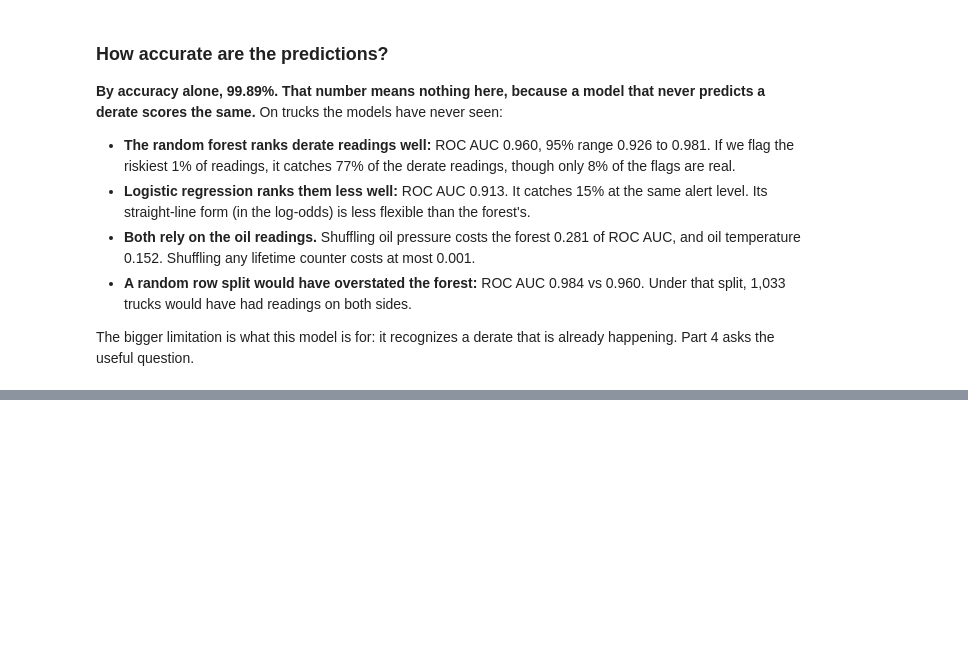
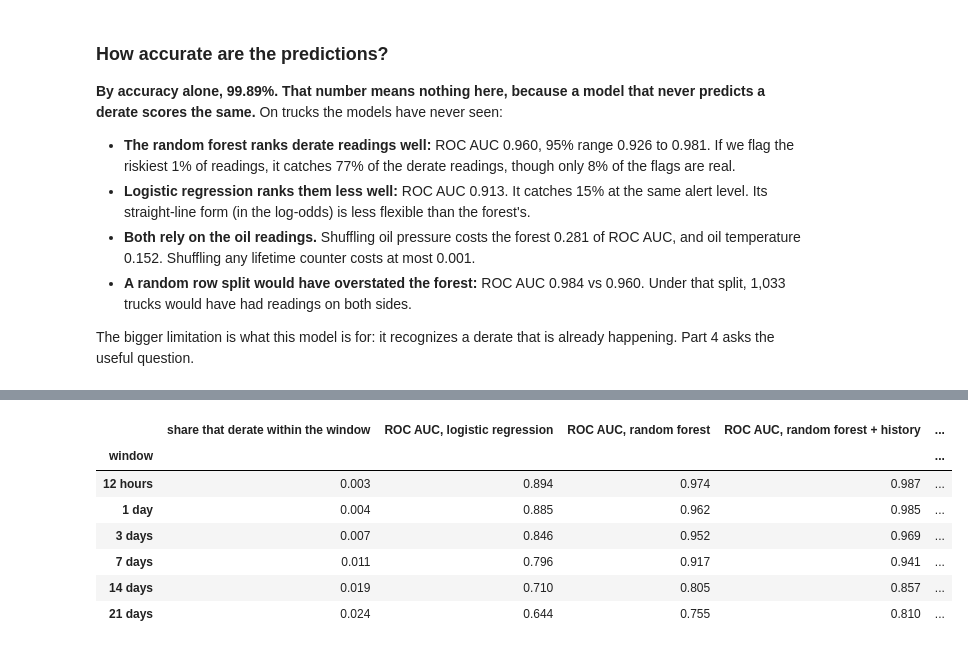
Before and after one commit to AI-for-Analytics-4/Big_NSS, a Jupyter notebook: submissions/juan_zavala/derate_prediction.ipynb, the cells around one changed output, grey strips where cells are left out. Cells and saved outputs as stored; diff of their text form; code cells hidden in the pictures; blank space fills up the shorter version.

```diff
--- a/submissions/juan_zavala/derate_prediction.ipynb
+++ b/submissions/juan_zavala/derate_prediction.ipynb
@@ -913,0 +1135,33 @@ The bigger limitation is what this model is for: it recognizes a derate that is
+# %%
+# [CLAUDE] History inputs with merge_asof: the last derate strictly before each reading, and the count of derates in the 7 days before
+past = derate_events[['EquipmentID', 'EventTimeStamp']].copy()
+past['derates_so_far'] = past.groupby('EquipmentID').cumcount() + 1
+past['last_derate'] = past['EventTimeStamp']
+lookup = future[['row_id', 'EquipmentID', 'EventTimeStamp']]
+before = pd.merge_asof(lookup, past, on='EventTimeStamp', by='EquipmentID', direction='backward', allow_exact_matches=False)
+week_before = pd.merge_asof(lookup.assign(EventTimeStamp=lookup['EventTimeStamp'] - pd.Timedelta(days=7)), past[['EquipmentID', 'EventTimeStamp', 'derates_so_far']],
+                            on='EventTimeStamp', by='EquipmentID', direction='backward', allow_exact_matches=True)
+assert (before['row_id'].to_numpy() == future['row_id'].to_numpy()).all() and (week_before['row_id'].to_numpy() == future['row_id'].to_numpy()).all()
+future['days_since_derate'] = ((before['EventTimeStamp'] - before['last_derate']).dt.total_seconds() / 86400).clip(upper=365).fillna(365).to_numpy()
+future['derates_past_7_days'] = (before['derates_so_far'].fillna(0) - week_before['derates_so_far'].fillna(0)).to_numpy()
+assert (future['derates_past_7_days'] >= 0).all() and (future['days_since_derate'] > 0).all()
+HISTORY = MEASURES + ['days_since_derate', 'derates_past_7_days']
+for name, hours in HORIZONS.items():
+    data, target = window_data(hours)
+    tr, te = ~data['in_test'].to_numpy(), data['in_test'].to_numpy()
+    s_hist = forest().fit(data.loc[tr, HISTORY], target[tr]).predict_proba(data.loc[te, HISTORY])[:, 1]
+    window_scores[name]['Random forest + history'] = s_hist
+    horizons.loc[name, 'ROC AUC, random forest + history'] = roc_auc_score(target[te], s_hist)
+    horizons.loc[name, 'PR AUC, random forest + history'] = average_precision_score(target[te], s_hist)
+horizons.to_csv('results/horizon_auc.csv')
+horizons[['share that derate within the window', 'ROC AUC, logistic regression', 'ROC AUC, random forest', 'ROC AUC, random forest + history',
+          'PR AUC, random forest', 'PR AUC, random forest + history']].round(3)
+# %% [output]
+|  | share that derate within the window | ROC AUC, logistic regression | ROC AUC, random forest | ROC AUC, random forest + history | ... |
+| window |  |  |  |  | ... |
+| 12 hours | 0.003 | 0.894 | 0.974 | 0.987 | ... |
+| 1 day | 0.004 | 0.885 | 0.962 | 0.985 | ... |
+| 3 days | 0.007 | 0.846 | 0.952 | 0.969 | ... |
+| 7 days | 0.011 | 0.796 | 0.917 | 0.941 | ... |
+| 14 days | 0.019 | 0.710 | 0.805 | 0.857 | ... |
+| 21 days | 0.024 | 0.644 | 0.755 | 0.810 | ... |
```
Also changed, not shown: parts of 16 cells of this notebook, 3 other files.
